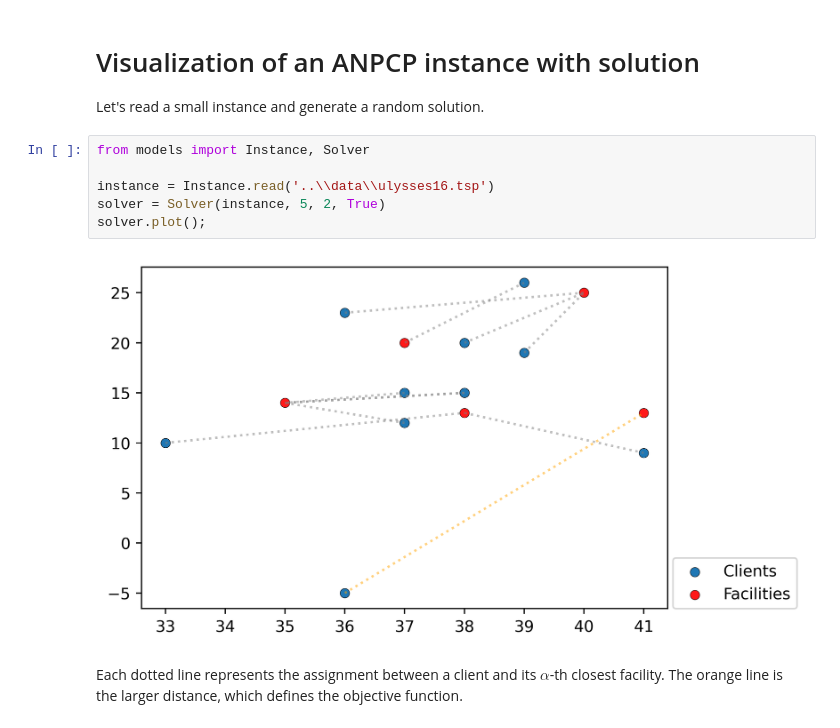
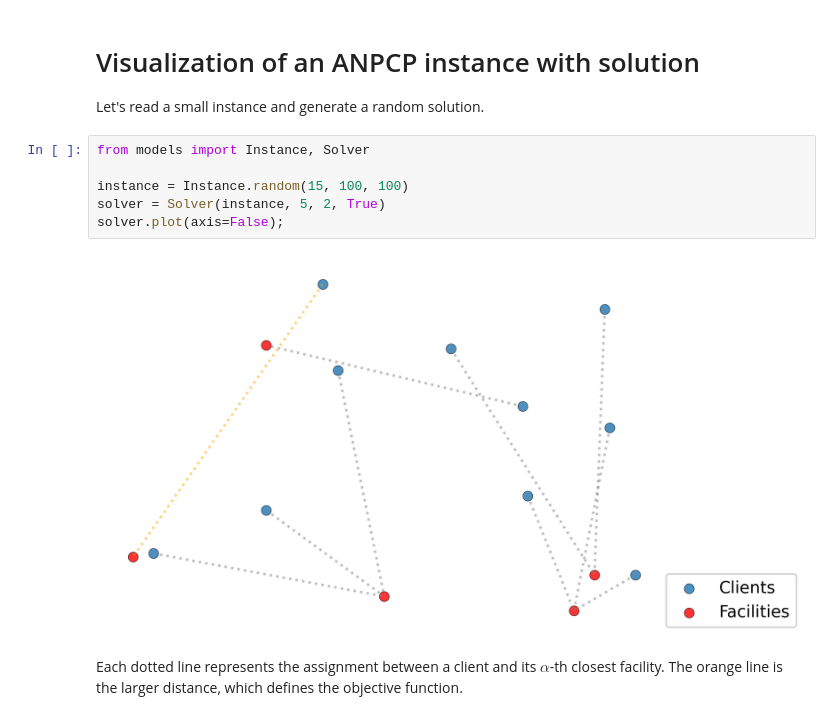
Before and after one commit to netotz/alpha-neighbor-p-center-problem, a Jupyter notebook: anpcp/simple_plots.ipynb, the cells around one changed output. Cells and saved outputs as stored; diff of their text form.

Commit message:
Plot instance without axis

```diff
--- a/anpcp/simple_plots.ipynb
+++ b/anpcp/simple_plots.ipynb
@@ -5,11 +5,11 @@ Let's read a small instance and generate a random solution.
 # %%
 from models import Instance, Solver
 
-instance = Instance.read('..\\data\\ulysses16.tsp')
+instance = Instance.random(15, 100, 100)
 solver = Solver(instance, 5, 2, True)
-solver.plot();
+solver.plot(axis=False);
 # %% [output]
-[figure, old version]
+[figure, new version]
 # %% [markdown]
 Each dotted line represents the assignment between a client and its $\alpha$-th closest facility.
 The orange line is the larger distance, which defines the objective function.
```
Also changed, not shown: 1 other file.
